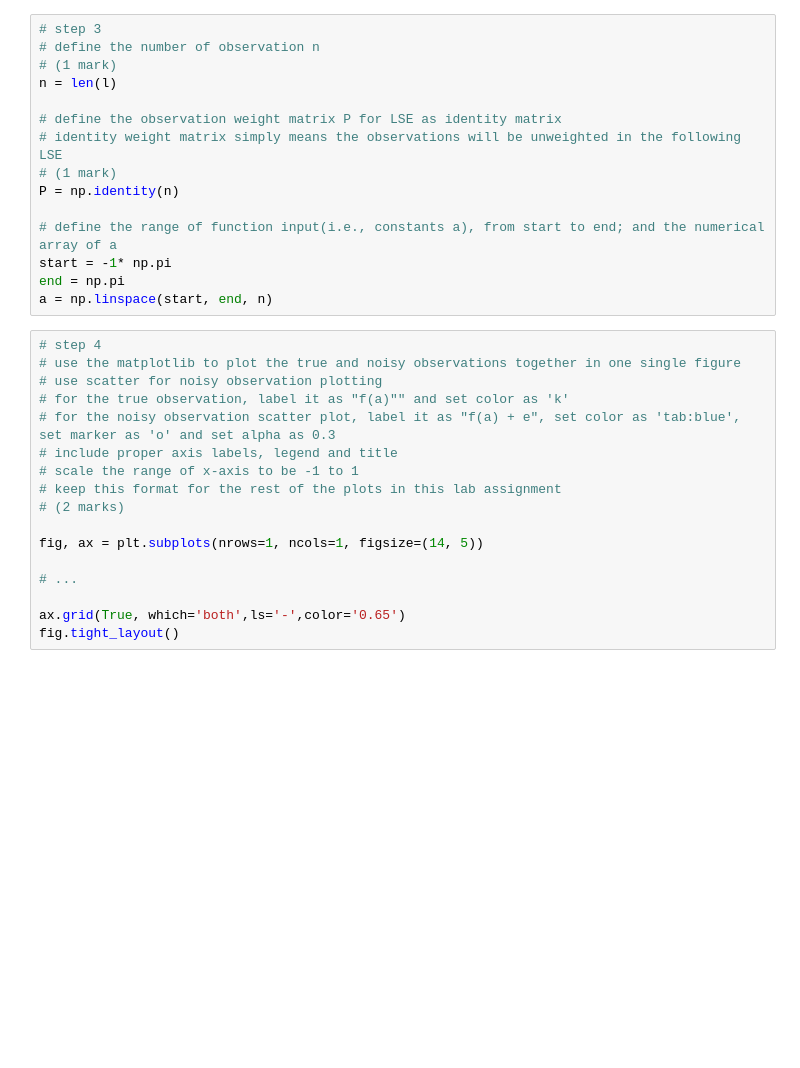
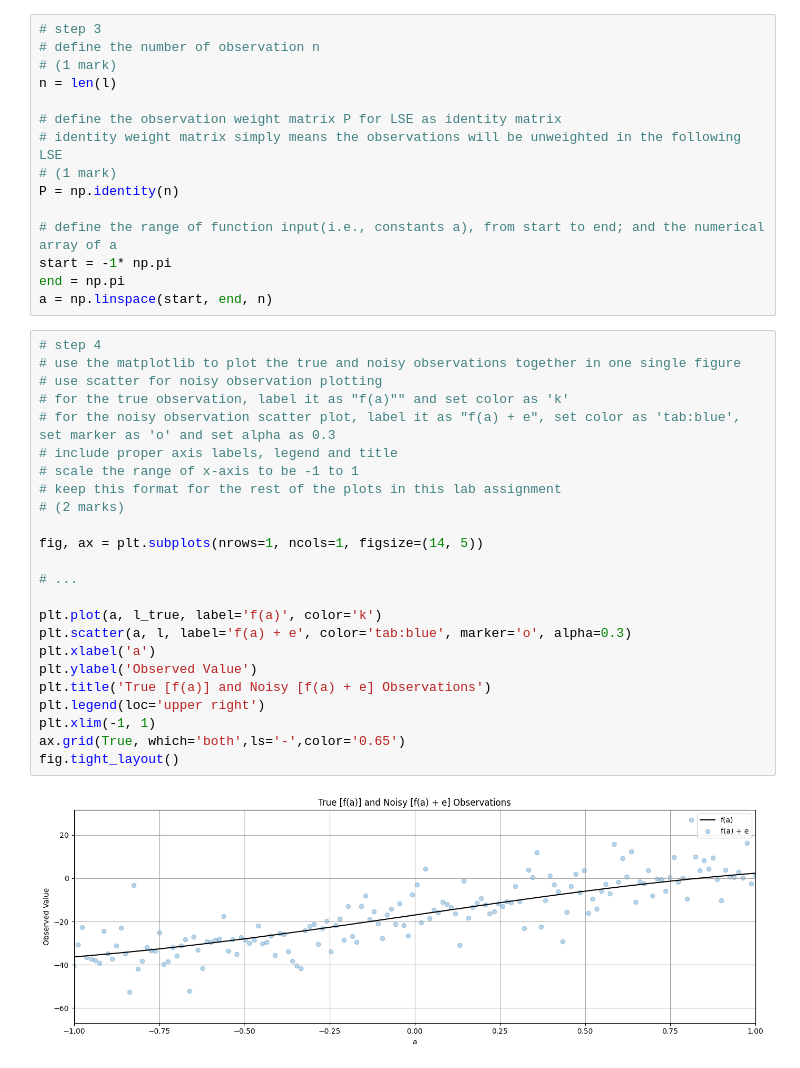
Before and after one commit to elliott-debenetti/ENGG680_2025_Fall, a Jupyter notebook: Lab_Assignment1/Assignment1.ipynb, the cells around one changed output. Drawn from its saved outputs; the diff is of its cells as text; blank space fills up the shorter version.

```diff
--- a/Lab_Assignment1/Assignment1.ipynb
+++ b/Lab_Assignment1/Assignment1.ipynb
@@ -414,20 +414,29 @@ a = np.linspace(start, end, n)
 # %%
 # step 4
 # use the matplotlib to plot the true and noisy observations together in one single figure
 # use scatter for noisy observation plotting
 # for the true observation, label it as "f(a)"" and set color as 'k'
 # for the noisy observation scatter plot, label it as "f(a) + e", set color as 'tab:blue', set marker as 'o' and set alpha as 0.3
 # include proper axis labels, legend and title
 # scale the range of x-axis to be -1 to 1
 # keep this format for the rest of the plots in this lab assignment
 # (2 marks)
 
 fig, ax = plt.subplots(nrows=1, ncols=1, figsize=(14, 5))
 
 # ...
 
+plt.plot(a, l_true, label='f(a)', color='k')
+plt.scatter(a, l, label='f(a) + e', color='tab:blue', marker='o', alpha=0.3)
+plt.xlabel('a')
+plt.ylabel('Observed Value')
+plt.title('True [f(a)] and Noisy [f(a) + e] Observations')
+plt.legend(loc='upper right')
+plt.xlim(-1, 1)
 ax.grid(True, which='both',ls='-',color='0.65')
 fig.tight_layout()
+# %% [output]
+[figure, added]
 # %%
 # step 5
 # define a curve fitting function named fit_polynomial_curve
```
Also changed, not shown: parts of 11 cells of this notebook.
